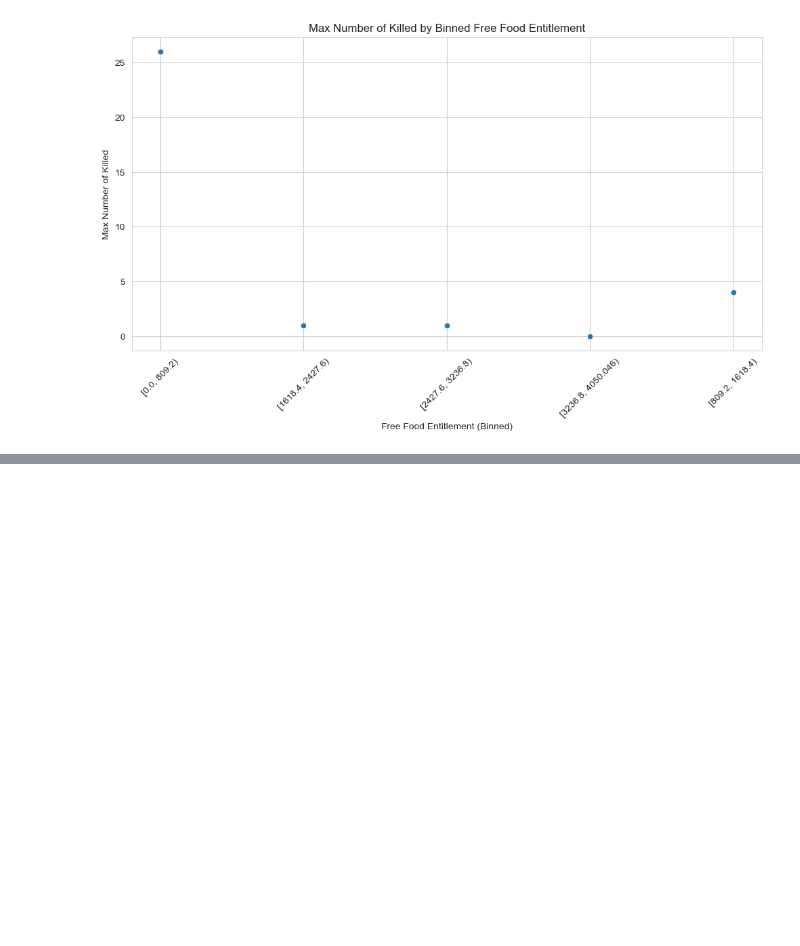
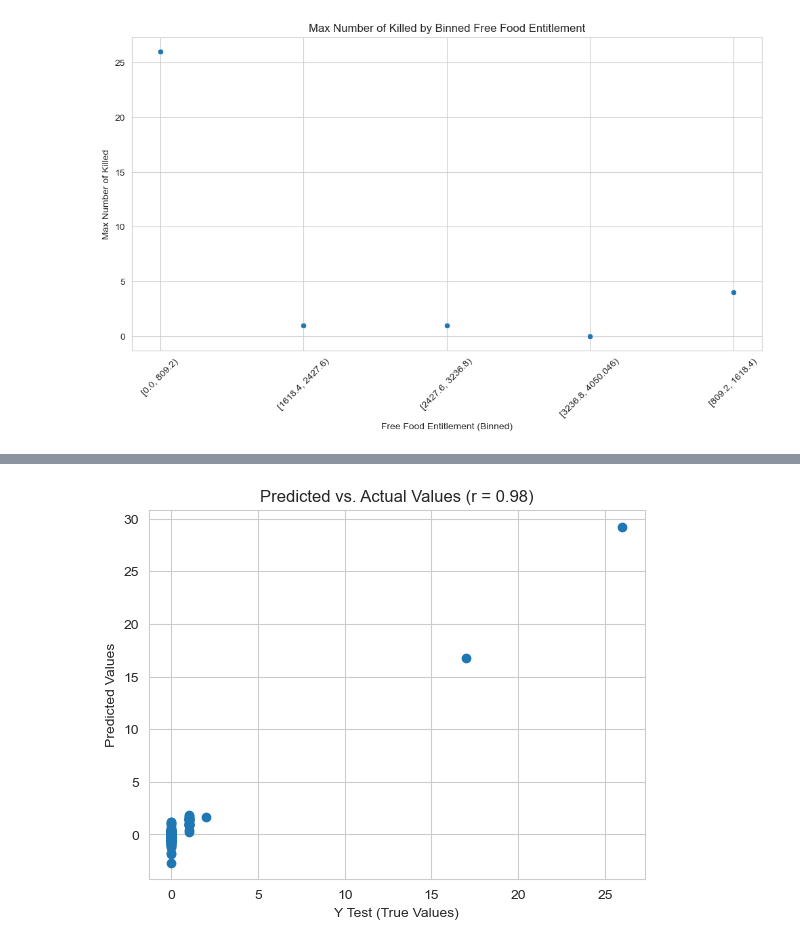
Before and after one commit to AhmadAlkaseb/BI, a Jupyter notebook: MiniProjekt3/Data/MiniProjekt3v1.ipynb, the cells around one changed output, grey strips where cells are left out. Drawn from its saved outputs; the diff is of its cells as text; code cells hidden in the pictures; blank space fills up the shorter version.

```diff
--- a/MiniProjekt3/Data/MiniProjekt3v1.ipynb
+++ b/MiniProjekt3/Data/MiniProjekt3v1.ipynb
@@ -335,0 +381,10 @@ df.describe()
+# %%
+# Building machine learning model
+from sklearn.model_selection import train_test_split
+
+# Our machine needs data to train to predict y. Therefore our X is our training data.
+# test_size = 0.33 meaning we will use 33% data to test our model.
+
+# X_train & y_train (our training data (67%))
+# X_test & y_test (our test data(33%))
+X_train, X_test, y_train, y_test = train_test_split(X, y, test_size=0.33, random_state=42)
@@ -335,0 +393,6 @@ df.describe()
+# %%
+from sklearn.linear_model import LinearRegression
+
+model = LinearRegression()
+# %%
+model.fit(X_train, y_train)
@@ -335,0 +428,13 @@ df.describe()
+# %%
+predictions = model.predict(X_test)
+# %%
+from scipy.stats import pearsonr
+# plot correlation of predicted and actual values
+# Plot the correlation of predicted and actual values in a scatterplot.
+plt.scatter(y_test, predictions)
+plt.xlabel('Y Test (True Values)')
+plt.ylabel('Predicted Values')
+plt.title('Predicted vs. Actual Values (r = {0:0.2f})'.format(pearsonr(y_test, predictions)[0]))
+plt.show()
+# %% [output]
+[figure, added]
```
Also changed, not shown: parts of 20 cells of this notebook, 2 other files.
